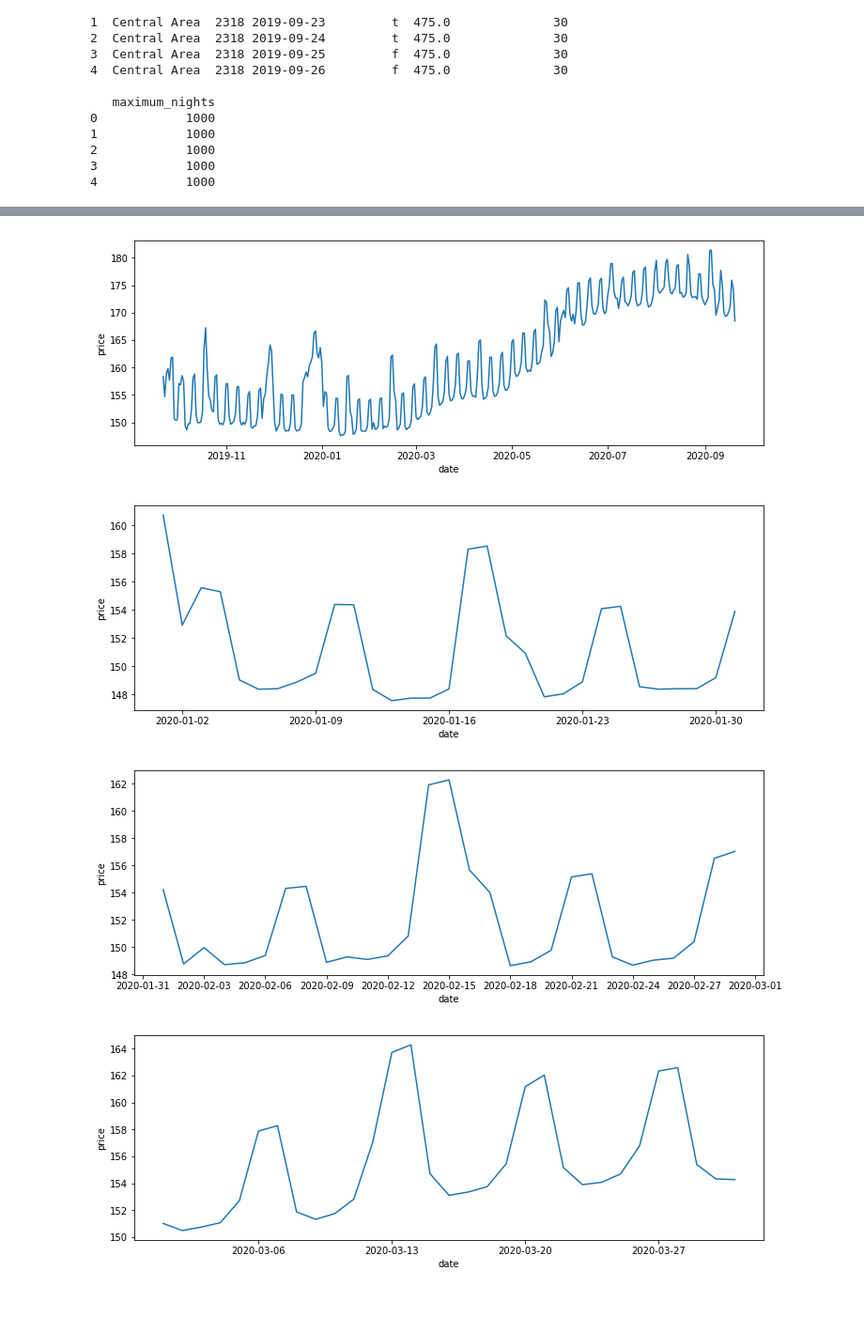
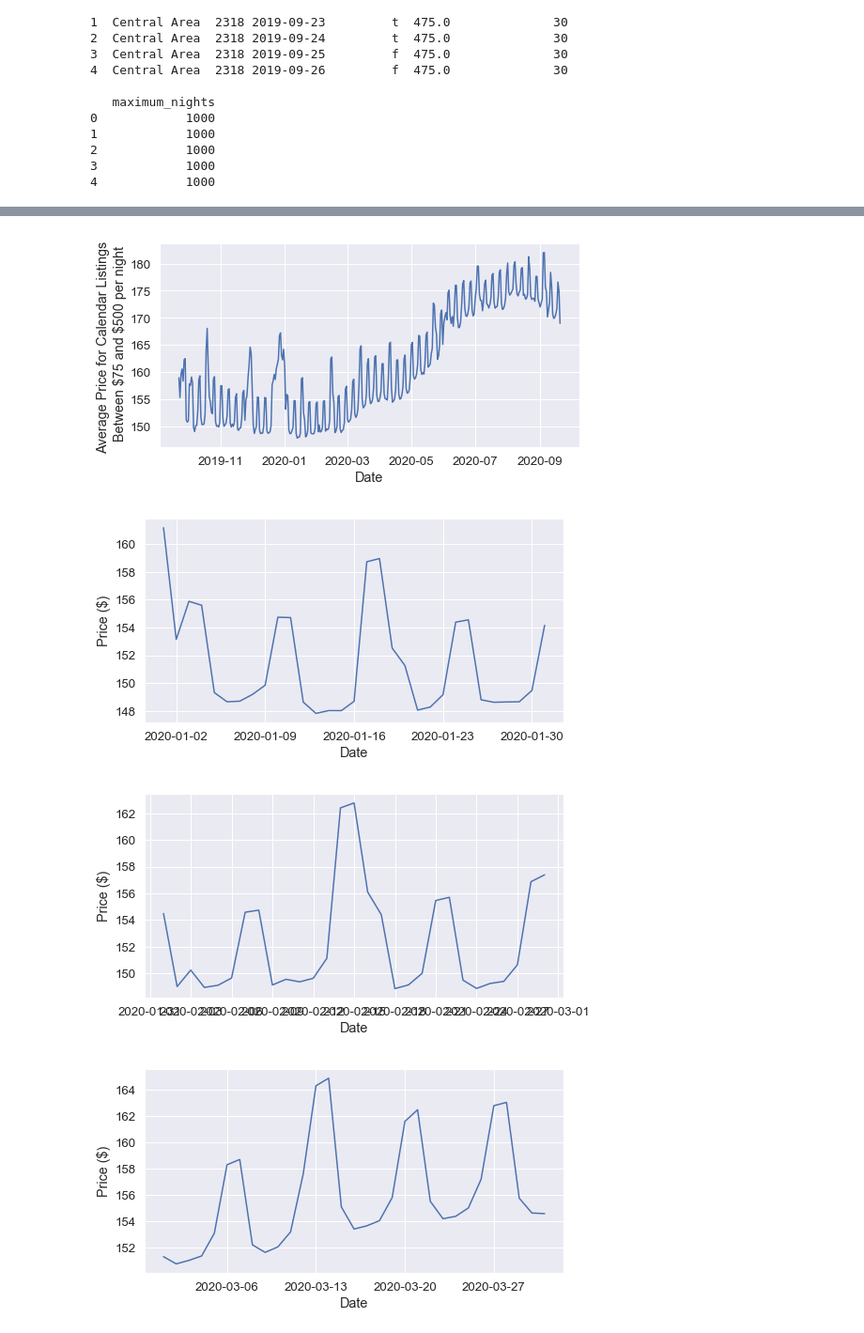
Before and after one commit to jfude/DSND-DataScienceBlog, a Jupyter notebook: Q1_Where_When.ipynb, the cells around one changed output, grey strips where cells are left out. Shown at 94% size. Saved outputs shown, nothing was run; the diff lists cells and outputs as text; code cells hidden in the pictures; blank space fills up the shorter version.

```diff
--- a/Q1_Where_When.ipynb
+++ b/Q1_Where_When.ipynb
@@ -59,13 +64,14 @@ Interbay               39
 # %%
 ##### 'Other neighborhoods' is not descriptive, so discover zipcodes
 #####
-###nbhd_zip = listings_df[listings_df.Neighbourhood == 'Other neighborhoods'].groupby('zipcode').agg(np.size).reset_index()
-###print(nbhd_zip)
+nbhd_zip = listings_df[listings_df.Neighborhood == 'Other neighborhoods'].groupby('zipcode').agg(np.size).reset_index()
+nbhd_zip.sort_values('id',ascending=False,inplace=True)
 
 ###    98103 Freemont, Licton Springs
 ###    98105 NE Seattle
 ###    98115 Northeast Seattle , MapleLeaf , Apple University, north of Lake Union
 ###    The majority of these are North / Northeast Seattle
+
 ###    So rename , eliminate the rest for now
 ###    Improve the correspondence and breakdown of 'Other neighborhoods' later, perhaps using lat/lon
 
@@ -73,5 +79,5 @@ listings_df.loc[((listings_df.zipcode == '98103') |  (listings_df.zipcode == '98
                 (listings_df.Neighborhood == 'Other neighborhoods'),'Neighborhood'] = 'N_NE_Seattle'
 
 listings_df = listings_df[listings_df != 'Other neighborhoods']  ## Eliminates 407 entrees
+nbhd_df = listings_df[['Neighborhood','id']]
 listings_df.groupby('Neighborhood').agg(np.size).reset_index().sort_values('id',ascending = False)
-nbhd_df = listings_df[['Neighborhood','id']].copy()
@@ -137,9 +169,21 @@ Name: price, dtype: float64
 # %%
+##### Get total for each Neighborhood
+nbhd_tot_df = data_df.groupby('Neighborhood').agg(np.size).reset_index().sort_values('id',ascending = False)
+nbhd_tot_df.rename(columns={'id': 'size'},inplace = True)
+nbhd_tot_df['inv_size'] = 1.0 / nbhd_tot_df['size']
+nbhd_tot_df = nbhd_tot_df[['Neighborhood','size','inv_size']]
+
+##### Merge back to get ratios
+data_df = pd.merge(nbhd_tot_df,data_df,  on='Neighborhood', how='inner')
+
+#print(nbhd_tot_df.head())
+#print(data_df.head())
 ##### We define four categories for prices (per night)
 ## low:            price < $75
 ## norm:  $75  <=  price < $500
 ## high:  $500 <=  price < $1200
 ## exhih: $1200<=  price
+#####
 
 data_low_df    = data_df[data_df.price  < 75.00].copy()
 data_norm_df   = data_df[(data_df.price < 500.0)  & (data_df.price >= 75.00)].copy()
@@ -151,4 +195,6 @@ data_low_df['price'].to_frame().hist(bins=100)
 data_norm_df['price'].to_frame().hist(bins=100)
 data_high_df['price'].to_frame().hist(bins=100)
 data_exhigh_df['price'].to_frame().hist(bins=100)
+
+print(nbhd_tot_df)
 # %% [output]
@@ -204,27 +273,32 @@ ax.set_ylabels("Price for Calendar Listings Between \$75 and \$500 per night")
 # %%
 ### Do time analysis with each , price range
 ##### Plot average price over listings at each date
+sns.set(font_scale=1.2)
 avg_price_date_df  =  data_norm_df.groupby(['date'])['price'].agg(np.mean).to_frame().reset_index()
-plt.figure(figsize=(12, 4))
+plt.figure(figsize=(8, 4))
 ax = sns.lineplot(x = "date", y = "price",  data = avg_price_date_df)
+ax.set_xlabel("Date")
+ax.set_ylabel("Average Price for Calendar Listings \n Between \$75 and \$500 per night")
 for i in range(1,12):
     ## print(type(i))
 
     avg_month_df  = avg_price_date_df[avg_price_date_df.date.map(lambda x: x.month == i)]
-    plt.figure(figsize=(12, 4))
+    plt.figure(figsize=(8, 4))
     ax = sns.lineplot(x = "date", y = "price",  data = avg_month_df)
-
+    ax.set_xlabel("Date")
+    ax.set_ylabel("Price ($)")
+    ## ax.set_xticklabels(ax.get_xticklabels(), rotation=45, ha="right")
 
 
 
 
 ### Plot shows higher prices on weekends vs weekdays, prices are also seasonal,
 ### e.g. summer prices are higher than winter.
 ### Therefore Weekend and Month should be added as dummy categorical variables
 ### for regression to predict time series
 ### Variables for holidays (or weekends near holidays), like Christmas, Valentine's Day, July 4, Memorial Day  can also be added
 # %% [output]
-[figure, old version]
+[figure, new version]
-[figure, old version]
+[figure, new version]
-[figure, old version]
+[figure, new version]
-[figure, old version]
+[figure, new version]
```
Also changed, not shown: parts of 11 cells of this notebook, 1 other file.
